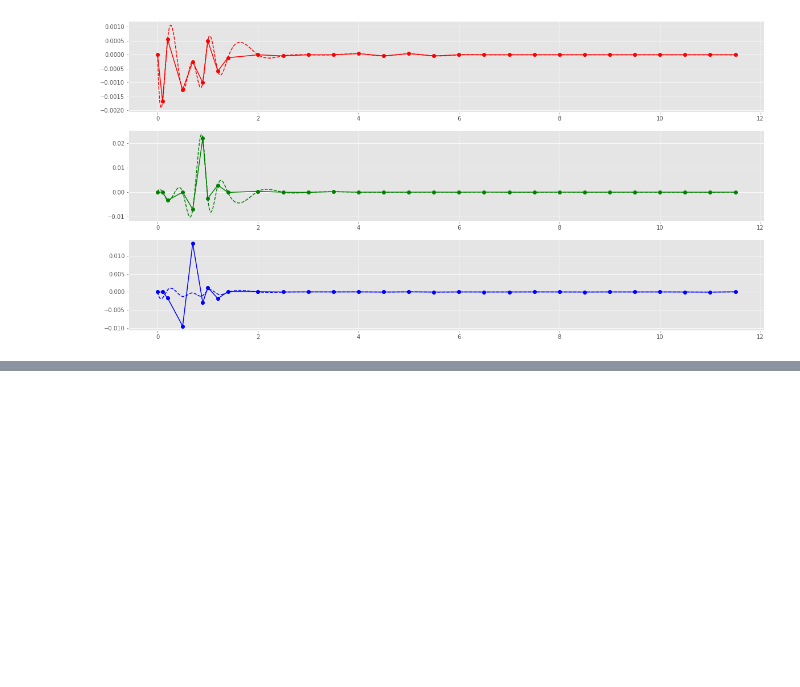
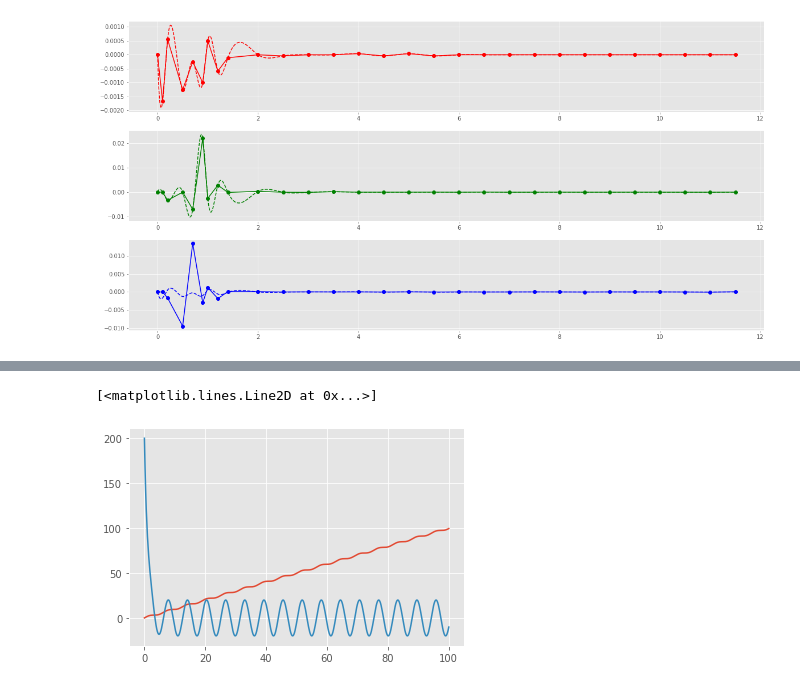
Before and after one commit to Blessing-Mvana-Nhlozi/Physics-Hons-Project, a Jupyter notebook: Gas_Sensor_Conductivity_Simulation.ipynb, the cells around one changed output, grey strips where cells are left out. Drawn from its saved outputs; the diff is of its cells as text; code cells hidden in the pictures; blank space fills up the shorter version.

```diff
--- a/Gas_Sensor_Conductivity_Simulation.ipynb
+++ b/Gas_Sensor_Conductivity_Simulation.ipynb
@@ -246,0 +267,8 @@ plt.plot(xnew, f3(xnew), 'b--', t,g(0.0006,0.75,11),'r--')
+# %%
+q=np.linspace(0,100,500)
+plt.plot(q,q+np.sin(q))
+plt.plot(q,(200*e**-q) + (20*np.sin(q)))
+plt.plot(q,(200*e**-q) + (20*np.sin(q)))
+# %% [output]
+[<matplotlib.lines.Line2D at 0x...>]
+[figure, added]
```
Also changed, not shown: parts of 12 cells of this notebook.
